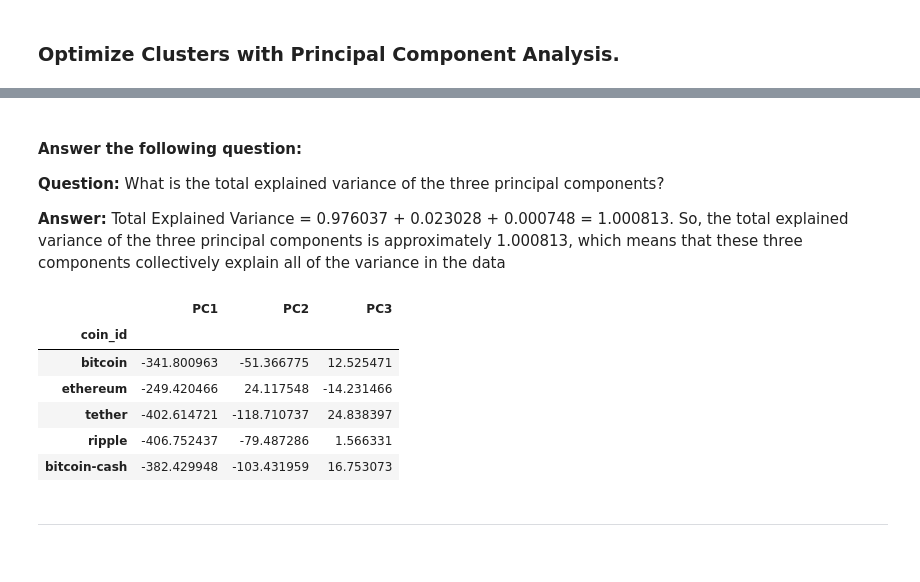
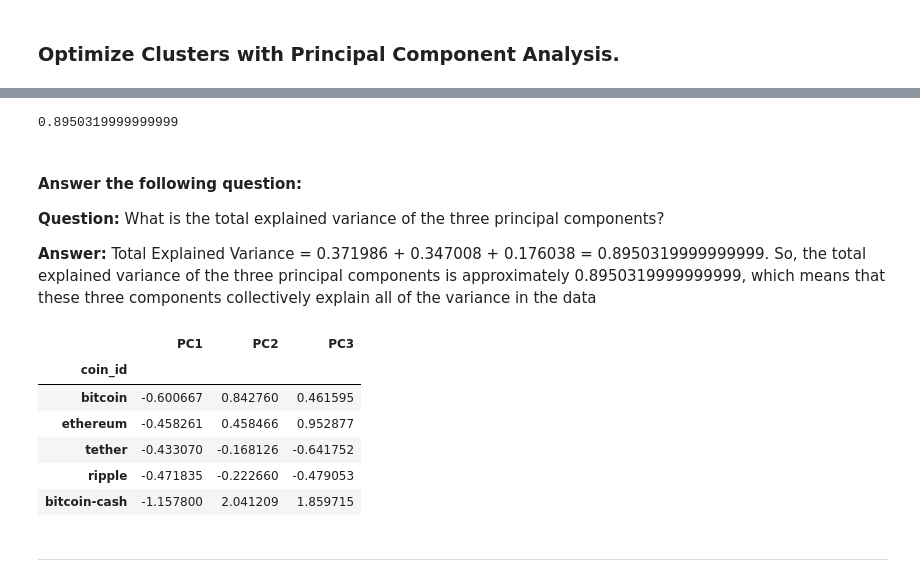
Before and after one commit to mehpree/CryptoClustering, a Jupyter notebook: Crypto_Clustering_code.ipynb, the cells around one changed output, grey strips where cells are left out. Cells and saved outputs as stored; diff of their text form; code cells hidden in the pictures.

```diff
--- a/Crypto_Clustering_code.ipynb
+++ b/Crypto_Clustering_code.ipynb
@@ -120,13 +124,15 @@ inertia = []
 
 # Create a for loop to compute the inertia with each possible value of k
 # Inside the loop:
+for i in k:
 # 1. Create a KMeans model using the loop counter for the n_clusters
-# 2. Fit the model to the data using `df_market_data_scaled`
+    model = KMeans(n_clusters=i, random_state=0)
+
+# 2. Fit the model to the data using `df_market_data_transformed`
+    model.fit(df_market_data_scaled)
+
 # 3. Append the model.inertia_ to the inertia list
-for i in k:
-    k_model = KMeans(n_clusters=i, random_state=1)
-    k_model.fit(df_market_data_scaled)
-    inertia.append(k_model.inertia_)
+    inertia.append(model.inertia_)
 # %%
 # Create a dictionary with the data to plot the Elbow curve
 elbow_data = {"k": k, "inertia": inertia}
@@ -166,8 +173,8 @@ df_elbow.hvplot.line(
 ### Cluster Cryptocurrencies with K-means Using the Original Data
 # %%
 # Initialize the K-Means model using the best value for k
-model = KMeans(n_clusters=3, random_state=0)
+model = KMeans(n_clusters=4, random_state=0)
 # %%
 # Fit the K-Means model using the scaled data
-model.fit(df_market_data)
+model.fit(df_market_data_scaled)
 # %% [output]
@@ -231,13 +231,8 @@ scatter_plot.opts(
 # Create a PCA model instance and set `n_components=3`.
 pca = PCA(n_components=3)
 # %%
-# Use the PCA model with `fit_transform` to reduce to
-principal_components = pca.fit_transform(df_market_data_scaled)
-
-# three principal components.
-df_market_data_scaled_pca = pd.DataFrame(data=principal_components, columns=['PC1', 'PC2', 'PC3'], index=df_market_data.index)
-
-
+# Use the PCA model with `fit_transform` to reduce to # three principal components
+market_data_pca = pca.fit_transform(df_market_data_scaled)
 # View the first five rows of the DataFrame.
-df_market_data_scaled_pca[:5]
+market_data_pca[:5]
 # %% [output]
@@ -268,30 +261,34 @@ explained_variance_df
+# %%
+# Adding Explained Variance
+0.371986 + 0.347008 + 0.176038
+# %% [output]
+0.8950319999999999
 # %% [markdown]
 #### Answer the following question:
 
 **Question:** What is the total explained variance of the three principal components?
 
-**Answer:** Total Explained Variance = 0.976037 + 0.023028 + 0.000748 = 1.000813. So, the total explained variance of the three principal components is approximately 1.000813, which means that these three components collectively explain all of the variance in the data
+**Answer:** Total Explained Variance = 0.371986 + 0.347008 + 0.176038 = 0.8950319999999999. So, the total explained variance of the three principal components is approximately 0.8950319999999999, which means that these three components collectively explain all of the variance in the data
 # %%
-# Create a new DataFrame with the PCA data.
-df_market_data_pca = df_market_data_scaled_pca.copy()
-# Creating a DataFrame with the PCA data
+# Dataframe to hold pca data
+df_market_data_pca = pd.DataFrame(market_data_pca, columns=['PC1', 'PC2', 'PC3'])
 
 # Copy the crypto names from the original data
 df_market_data_pca['coin_id'] = df_market_data.index
 
 # Set the coinid column as index
 df_market_data_pca.set_index('coin_id', inplace=True)
 
 # Display sample data
 df_market_data_pca.head()
 # %% [output]
 |  | PC1 | PC2 | PC3 |
 | coin_id |  |  |  |
-| bitcoin | -341.800963 | -51.366775 | 12.525471 |
-| ethereum | -249.420466 | 24.117548 | -14.231466 |
-| tether | -402.614721 | -118.710737 | 24.838397 |
-| ripple | -406.752437 | -79.487286 | 1.566331 |
-| bitcoin-cash | -382.429948 | -103.431959 | 16.753073 |
+| bitcoin | -0.600667 | 0.842760 | 0.461595 |
+| ethereum | -0.458261 | 0.458466 | 0.952877 |
+| tether | -0.433070 | -0.168126 | -0.641752 |
+| ripple | -0.471835 | -0.222660 | -0.479053 |
+| bitcoin-cash | -1.157800 | 2.041209 | 1.859715 |
 # %% [markdown]
 ---
 # %% [markdown]
```
Also changed, not shown: parts of 26 cells of this notebook.
